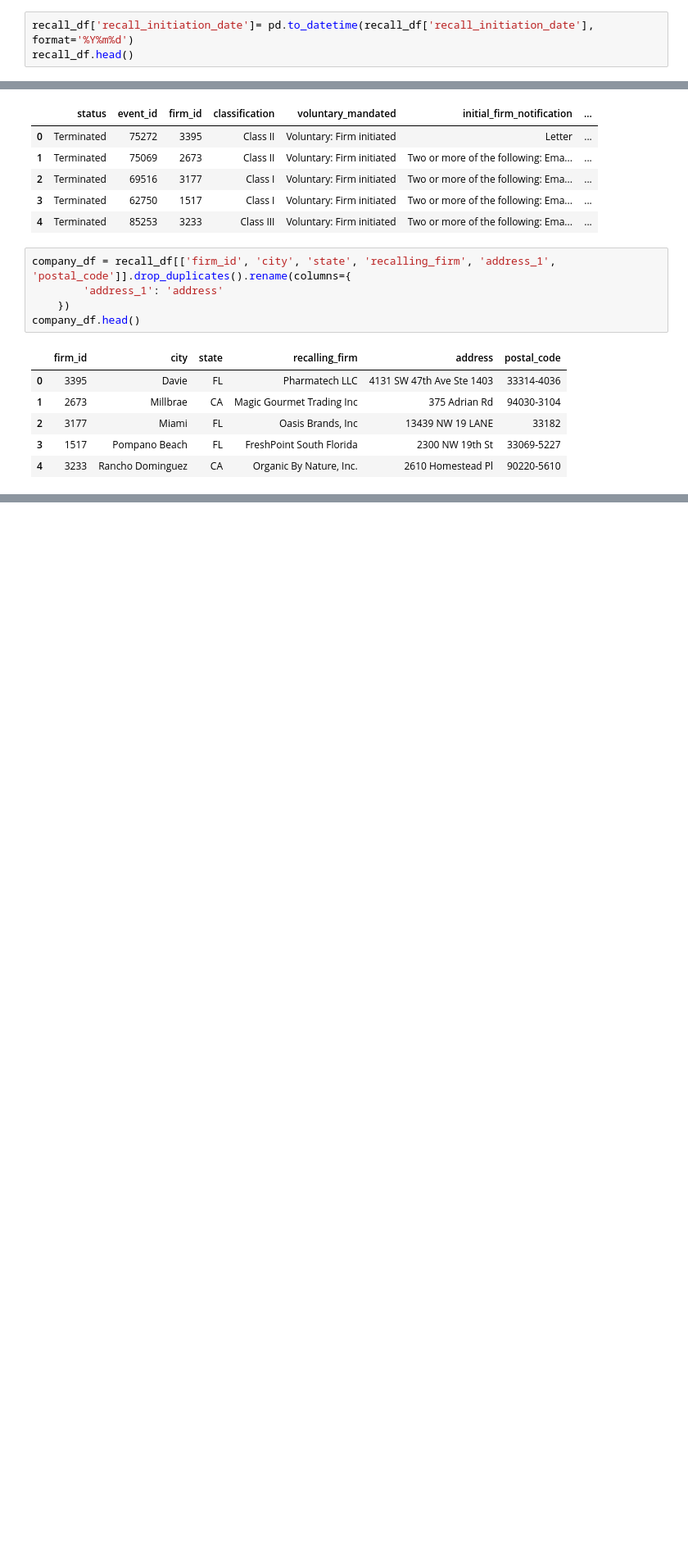
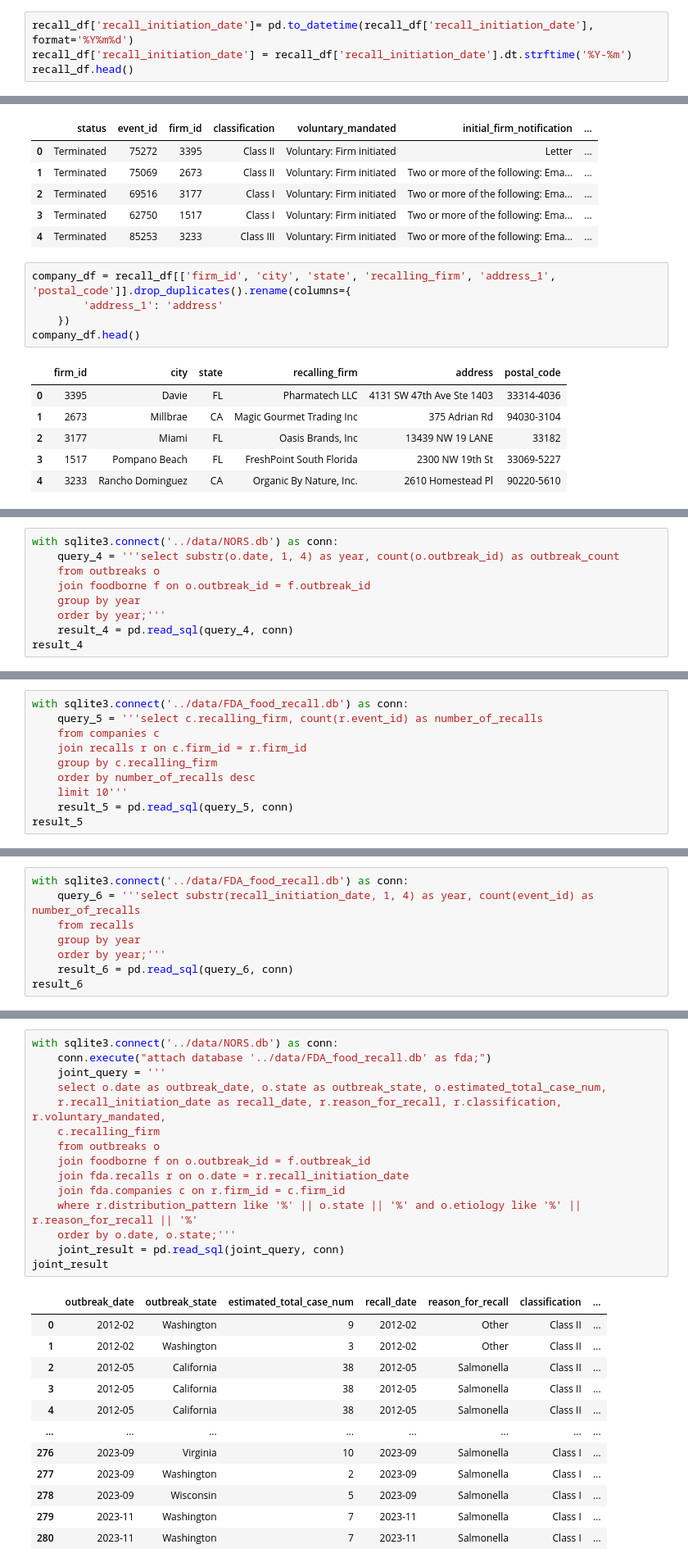
Before and after one commit to NoxRainTempest/Outbreaks_and_Recalls, a Jupyter notebook: notebooks/outbreak_recall.ipynb, the cells around one changed output, grey strips where cells are left out. Shown at 82% size. Saved outputs shown, nothing was run; the diff lists cells and outputs as text; blank space fills up the shorter version.

Commit message:
analyzed both databases

```diff
--- a/notebooks/outbreak_recall.ipynb
+++ b/notebooks/outbreak_recall.ipynb
@@ -395,6 +424,7 @@ problem_rows
 recall_df.drop(index=21346, inplace=True)
 # %%
 recall_df['recall_initiation_date']= pd.to_datetime(recall_df['recall_initiation_date'], format='%Y%m%d')
+recall_df['recall_initiation_date'] = recall_df['recall_initiation_date'].dt.strftime('%Y-%m')
 recall_df.head()
 # %% [output]
 |  | status | city | state | classification | event_id | recalling_firm | address_1 | postal_code | ... |
@@ -535,0 +652,9 @@ with sqlite3.connect("../data/FDA_food_recall.db") as conn:
+# %%
+with sqlite3.connect('../data/NORS.db') as conn:
+    query_4 = '''select substr(o.date, 1, 4) as year, count(o.outbreak_id) as outbreak_count
+    from outbreaks o
+    join foodborne f on o.outbreak_id = f.outbreak_id
+    group by year
+    order by year;'''
+    result_4 = pd.read_sql(query_4, conn)
+result_4
@@ -535,0 +681,10 @@ with sqlite3.connect("../data/FDA_food_recall.db") as conn:
+# %%
+with sqlite3.connect('../data/FDA_food_recall.db') as conn:
+    query_5 = '''select c.recalling_firm, count(r.event_id) as number_of_recalls
+    from companies c
+    join recalls r on c.firm_id = r.firm_id
+    group by c.recalling_firm
+    order by number_of_recalls desc
+    limit 10'''
+    result_5 = pd.read_sql(query_5, conn)
+result_5
@@ -535,0 +705,8 @@ with sqlite3.connect("../data/FDA_food_recall.db") as conn:
+# %%
+with sqlite3.connect('../data/FDA_food_recall.db') as conn:
+    query_6 = '''select substr(recall_initiation_date, 1, 4) as year, count(event_id) as number_of_recalls
+    from recalls
+    group by year
+    order by year;'''
+    result_6 = pd.read_sql(query_6, conn)
+result_6
@@ -535,0 +733,28 @@ with sqlite3.connect("../data/FDA_food_recall.db") as conn:
+# %%
+with sqlite3.connect('../data/NORS.db') as conn:
+    conn.execute("attach database '../data/FDA_food_recall.db' as fda;")
+    joint_query = '''
+    select o.date as outbreak_date, o.state as outbreak_state, o.estimated_total_case_num,
+    r.recall_initiation_date as recall_date, r.reason_for_recall, r.classification, r.voluntary_mandated,
+    c.recalling_firm
+    from outbreaks o
+    join foodborne f on o.outbreak_id = f.outbreak_id
+    join fda.recalls r on o.date = r.recall_initiation_date
+    join fda.companies c on r.firm_id = c.firm_id
+    where r.distribution_pattern like '%' || o.state || '%' and o.etiology like '%' || r.reason_for_recall || '%'
+    order by o.date, o.state;'''
+    joint_result = pd.read_sql(joint_query, conn)
+joint_result
+# %% [output]
+|  | outbreak_date | outbreak_state | estimated_total_case_num | recall_date | reason_for_recall | classification | ... |
+| 0 | 2012-02 | Washington | 9 | 2012-02 | Other | Class II | ... |
+| 1 | 2012-02 | Washington | 3 | 2012-02 | Other | Class II | ... |
+| 2 | 2012-05 | California | 38 | 2012-05 | Salmonella | Class II | ... |
+| 3 | 2012-05 | California | 38 | 2012-05 | Salmonella | Class II | ... |
+| 4 | 2012-05 | California | 38 | 2012-05 | Salmonella | Class II | ... |
+| ... | ... | ... | ... | ... | ... | ... | ... |
+| 276 | 2023-09 | Virginia | 10 | 2023-09 | Salmonella | Class I | ... |
+| 277 | 2023-09 | Washington | 2 | 2023-09 | Salmonella | Class I | ... |
+| 278 | 2023-09 | Wisconsin | 5 | 2023-09 | Salmonella | Class I | ... |
+| 279 | 2023-11 | Washington | 7 | 2023-11 | Salmonella | Class I | ... |
+| 280 | 2023-11 | Washington | 7 | 2023-11 | Salmonella | Class I | ... |
```
Also changed, not shown: parts of 27 cells of this notebook, 2 other files.
